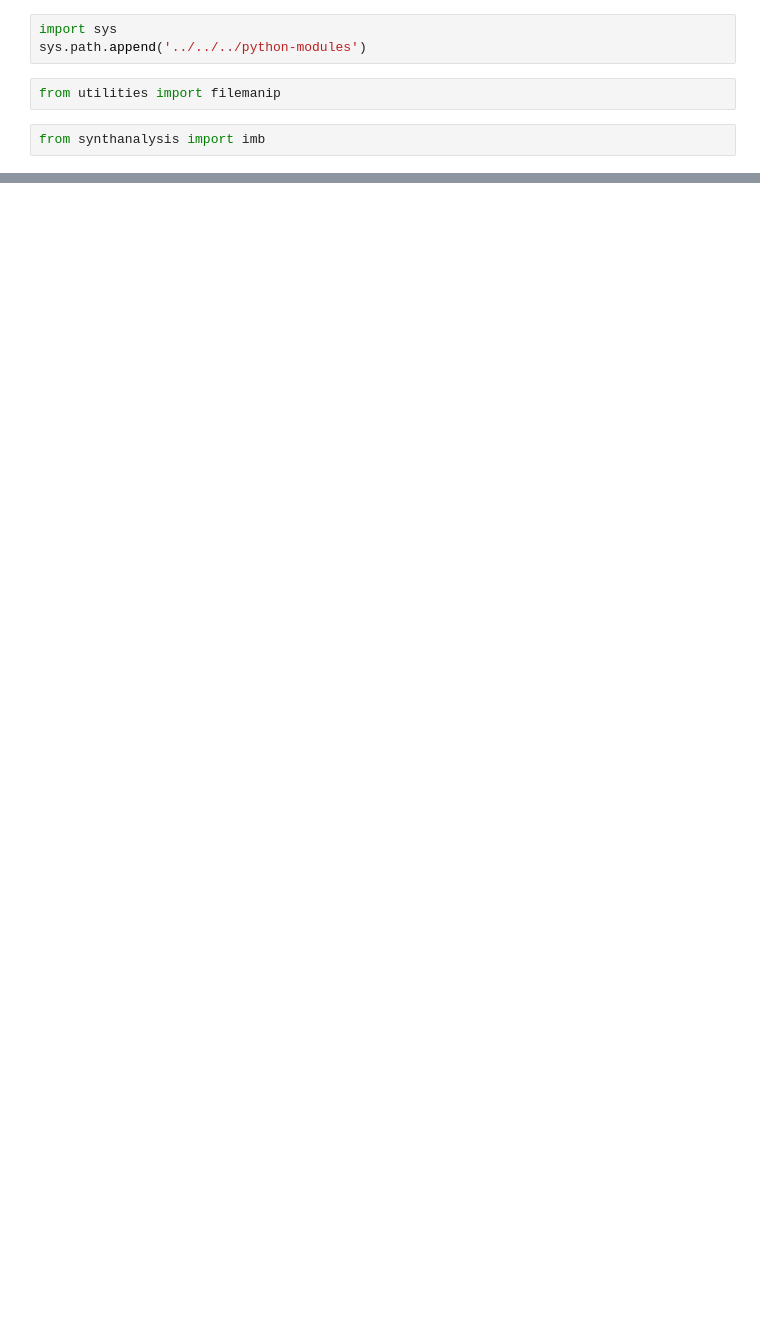
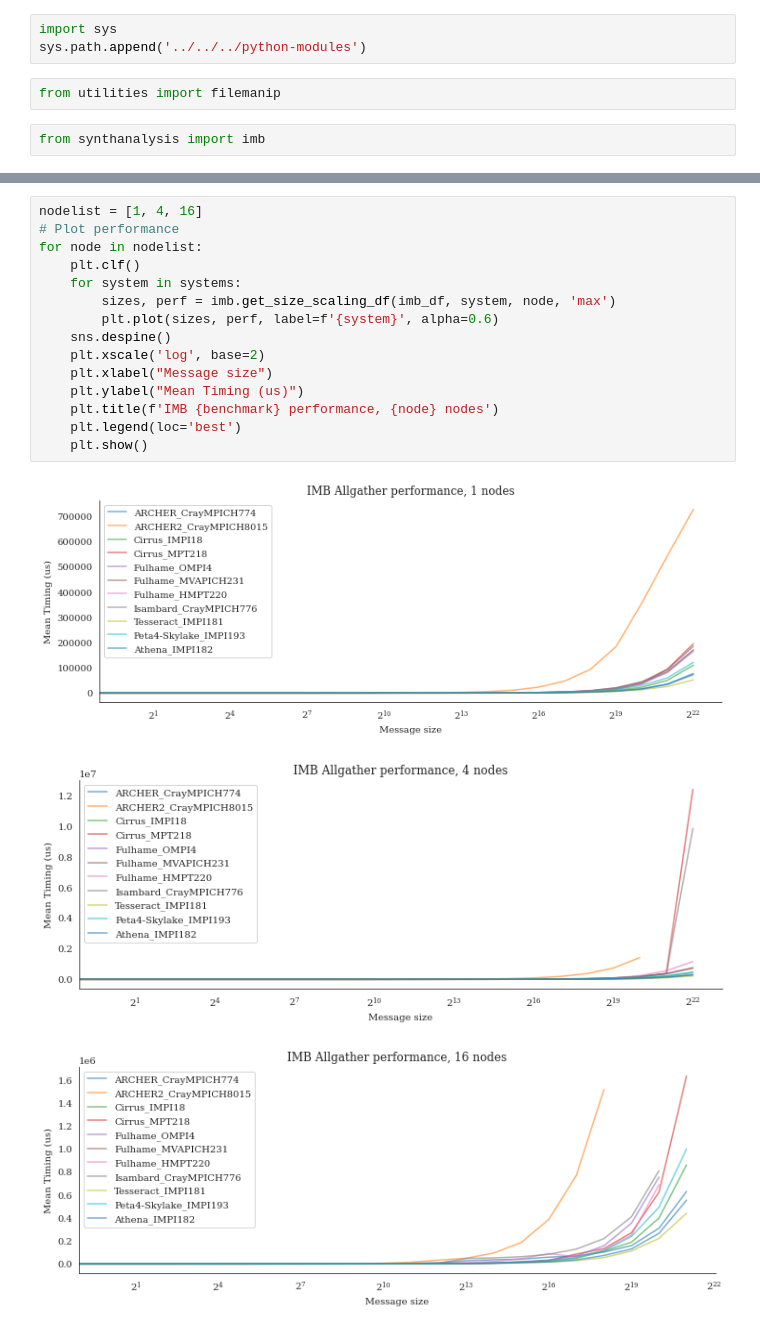
Before and after one commit to hpc-uk/archer-benchmarks, a Jupyter notebook: synth/IMB/analysis/IMB_Allgather_compare.ipynb, the cells around one changed output, grey strips where cells are left out. Drawn from its saved outputs; the diff is of its cells as text; blank space fills up the shorter version.

```diff
--- a/synth/IMB/analysis/IMB_Allgather_compare.ipynb
+++ b/synth/IMB/analysis/IMB_Allgather_compare.ipynb
@@ -220,0 +80,19 @@ fig.legend(handles, labels, loc='upper right')
+# %%
+nodelist = [1, 4, 16]
+# Plot performance
+for node in nodelist:
+    plt.clf()
+    for system in systems:
+        sizes, perf = imb.get_size_scaling_df(imb_df, system, node, 'max')
+        plt.plot(sizes, perf, label=f'{system}', alpha=0.6)
+    sns.despine()
+    plt.xscale('log', base=2)
+    plt.xlabel("Message size")
+    plt.ylabel("Mean Timing (us)")
+    plt.title(f'IMB {benchmark} performance, {node} nodes')
+    plt.legend(loc='best')
+    plt.show()
+# %% [output]
+[figure, added]
+[figure, added]
+[figure, added]
```
Also changed, not shown: parts of 9 cells of this notebook, 6 other files.
